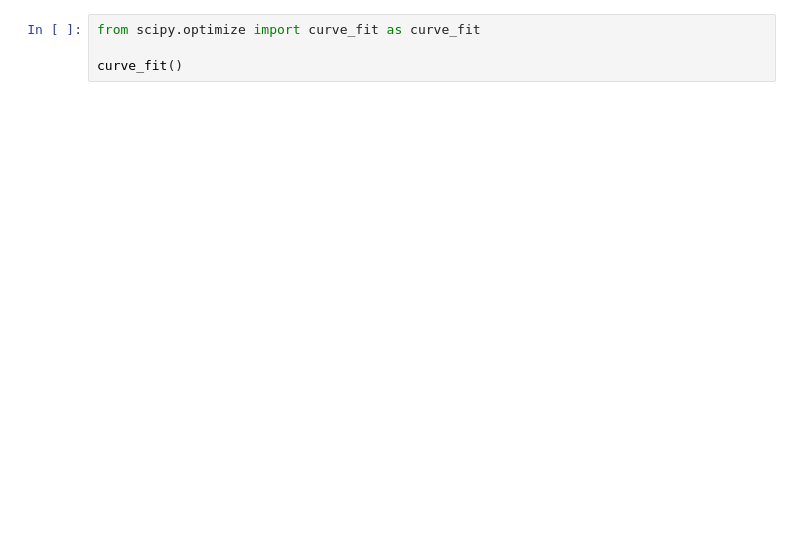
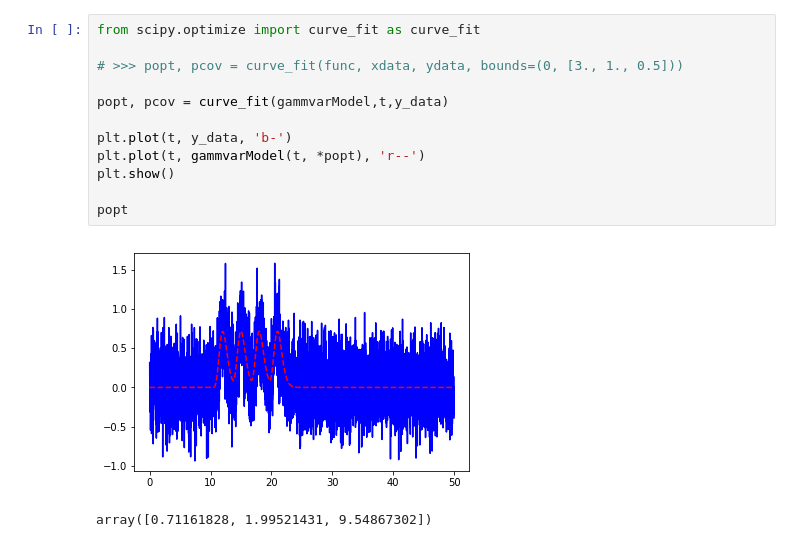
Before and after one commit to felixsc1/fiberphotometry, a Jupyter notebook: gammavariate.ipynb, the cells around one changed output. Saved outputs shown, nothing was run; the diff lists cells and outputs as text; blank space fills up the shorter version.

```diff
--- a/gammavariate.ipynb
+++ b/gammavariate.ipynb
@@ -40,4 +30,15 @@ plt.plot(t,fit[0:t.size])
-# %%
-from scipy.optimize import curve_fit as curve_fit
-
-curve_fit()
+# %%
+from scipy.optimize import curve_fit as curve_fit
+
+# >>> popt, pcov = curve_fit(func, xdata, ydata, bounds=(0, [3., 1., 0.5]))
+
+popt, pcov = curve_fit(gammvarModel,t,y_data)
+
+plt.plot(t, y_data, 'b-')
+plt.plot(t, gammvarModel(t, *popt), 'r--')
+plt.show()
+
+popt
+# %% [output]
+[figure, added]
+array([0.71161828, 1.99521431, 9.54867302])
```
Also changed, not shown: parts of 3 cells of this notebook, 1 other file.
